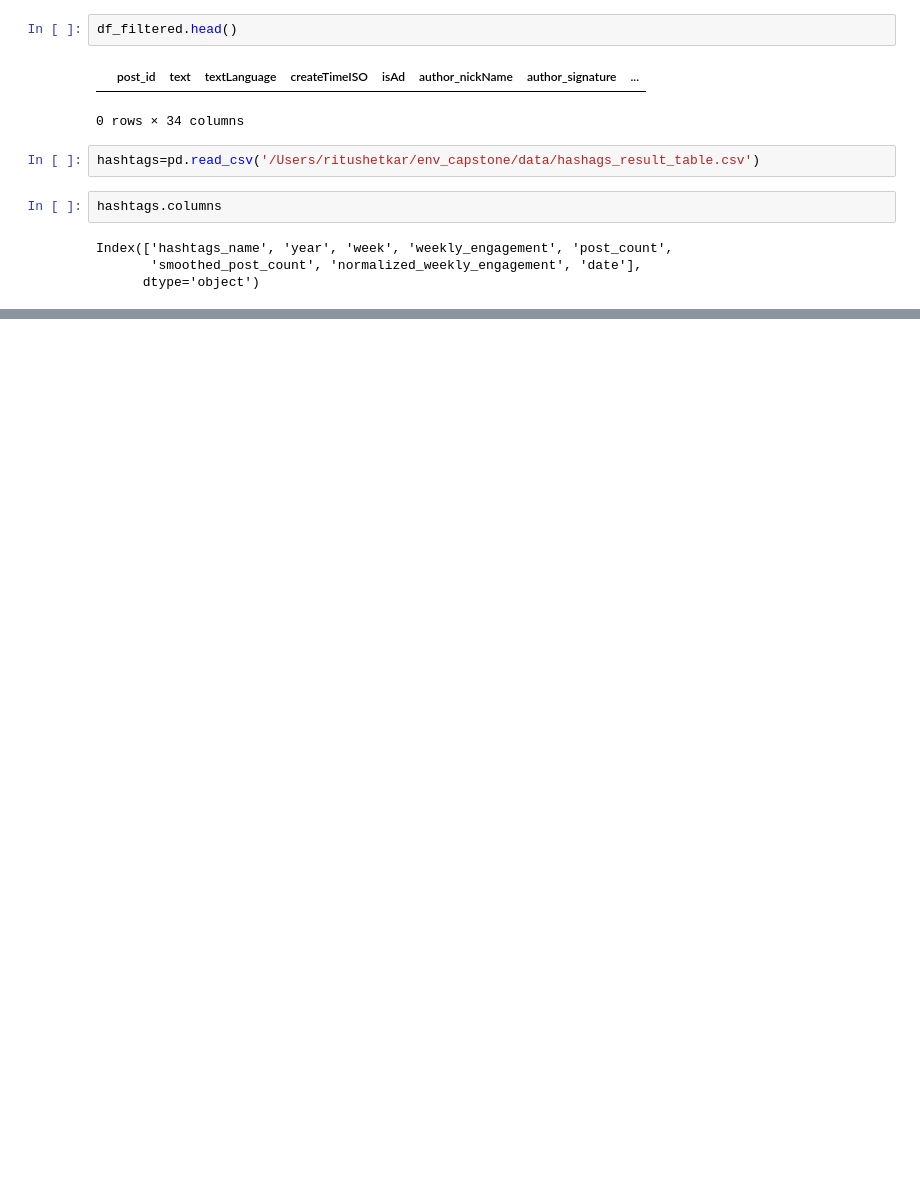
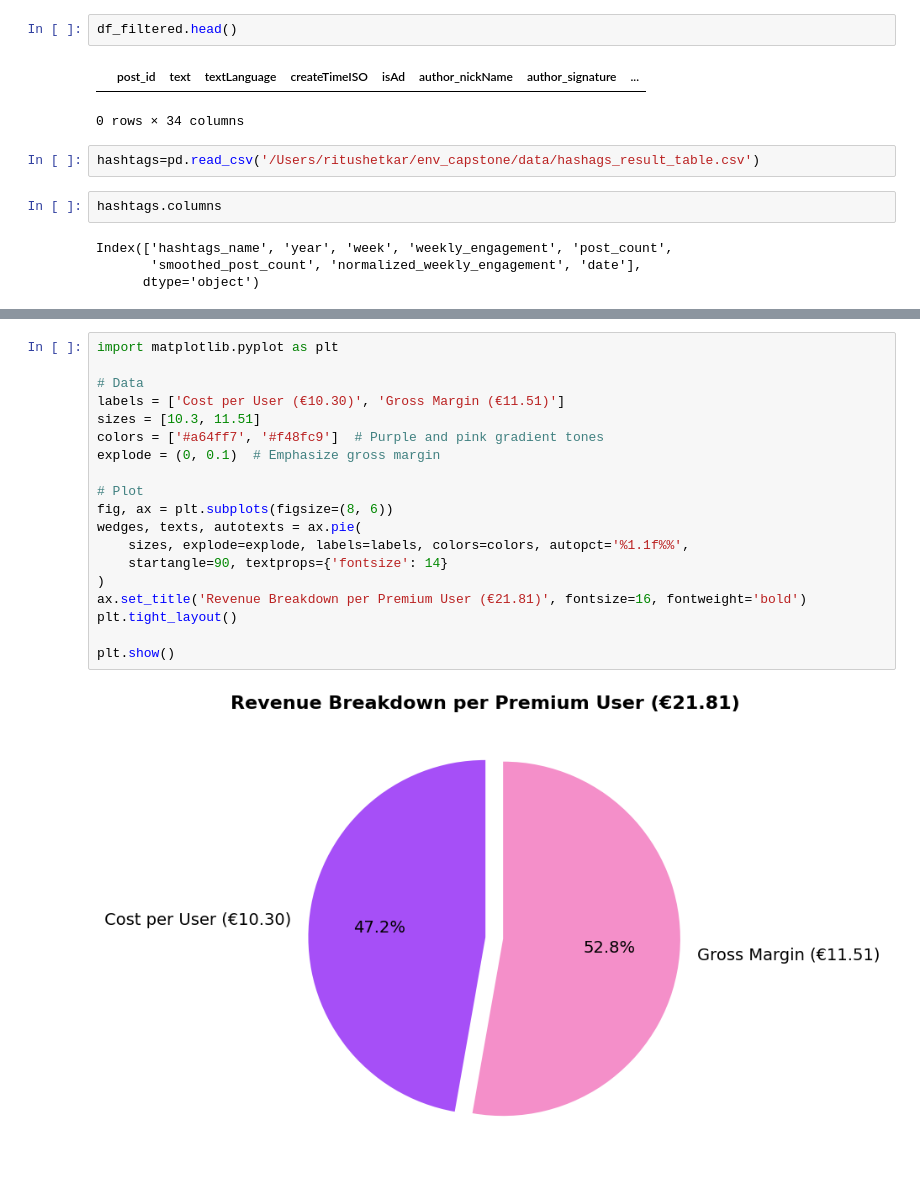
Before and after one commit to Hannah1171/skincare_analysis, a Jupyter notebook: skincare/scripts/test.ipynb, the cells around one changed output, grey strips where cells are left out. Saved outputs shown, nothing was run; the diff lists cells and outputs as text; blank space fills up the shorter version.

```diff
--- a/skincare/scripts/test.ipynb
+++ b/skincare/scripts/test.ipynb
@@ -572,0 +790,21 @@ Index(['hashtags_name', 'year', 'week', 'weekly_engagement', 'post_count',
+# %%
+import matplotlib.pyplot as plt
+
+# Data
+labels = ['Cost per User (€10.30)', 'Gross Margin (€11.51)']
+sizes = [10.3, 11.51]
+colors = ['#a64ff7', '#f48fc9']  # Purple and pink gradient tones
+explode = (0, 0.1)  # Emphasize gross margin
+
+# Plot
+fig, ax = plt.subplots(figsize=(8, 6))
+wedges, texts, autotexts = ax.pie(
+    sizes, explode=explode, labels=labels, colors=colors, autopct='%1.1f%%',
+    startangle=90, textprops={'fontsize': 14}
+)
+ax.set_title('Revenue Breakdown per Premium User (€21.81)', fontsize=16, fontweight='bold')
+plt.tight_layout()
+
+plt.show()
+# %% [output]
+[figure, added]
```
Also changed, not shown: parts of 22 cells of this notebook, 4 other files.
